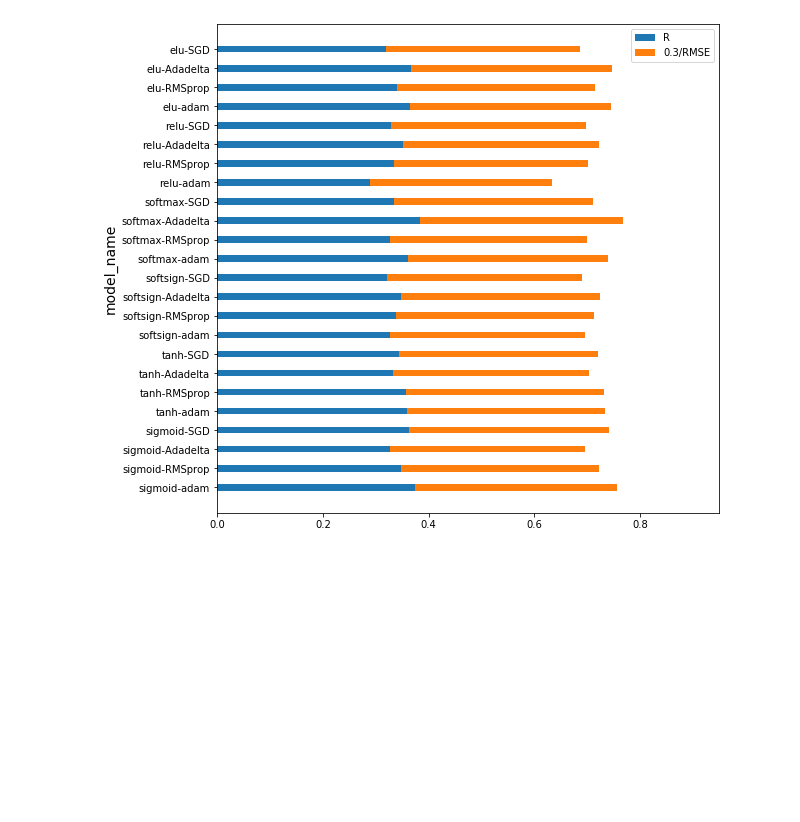
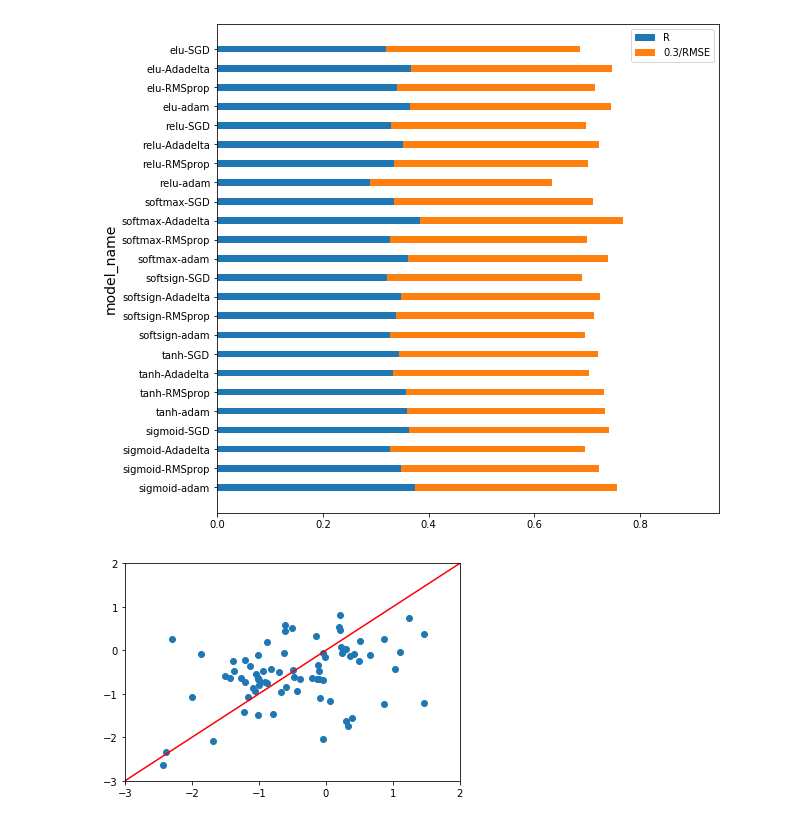
Before and after one commit to jinweiRao/MEng-Project, a Jupyter notebook: Test_regression.ipynb, the cells around one changed output. Saved outputs shown, nothing was run; the diff lists cells and outputs as text; code cells hidden in the pictures; blank space fills up the shorter version.

```diff
--- a/Test_regression.ipynb
+++ b/Test_regression.ipynb
@@ -73,7 +77,8 @@ M8 = S4.loc[S4['MgO'] > -0.17].reset_index().drop(['index'],axis = 1)
 # %%
 test_sample = stddata.sample(n = 2000, random_state = 9)
 X_train, X_test = test_sample.loc[:,'Temp':'V2O5'][:1600],test_sample.loc[:,'Temp':'V2O5'][1601:]
-y_train, y_test = test_sample.loc[:,'lp'][:1600],test_sample.loc[:,'lp'][1601:]
+y_train, y_test = data.loc[:,'lp'][test_sample.index.values[:1600]],data.loc[:,'lp'][test_sample.index.values[1601:]]
+#y_train, y_test = test_sample.loc[:,'lp'][:1600],test_sample.loc[:,'lp'][1601:]
 # %%
 def neuroneTuning(nums):
     rmse_list = []
@@ -273,3 +278,11 @@ plot_result(M7_final)
 plot_result(M8_final)
 # %% [output]
 [figure]
+# %%
+plt.scatter(x = M4_result[14][3]['truth'], y = M4_result[14][3]['prediction'])
+plt.plot([-3,2],[-3,2],color = 'red')
+plt.ylim(-3,2)
+plt.xlim(-3,2)
+plt.show()
+# %% [output]
+[figure, added]
```
Also changed, not shown: parts of 15 cells of this notebook.
